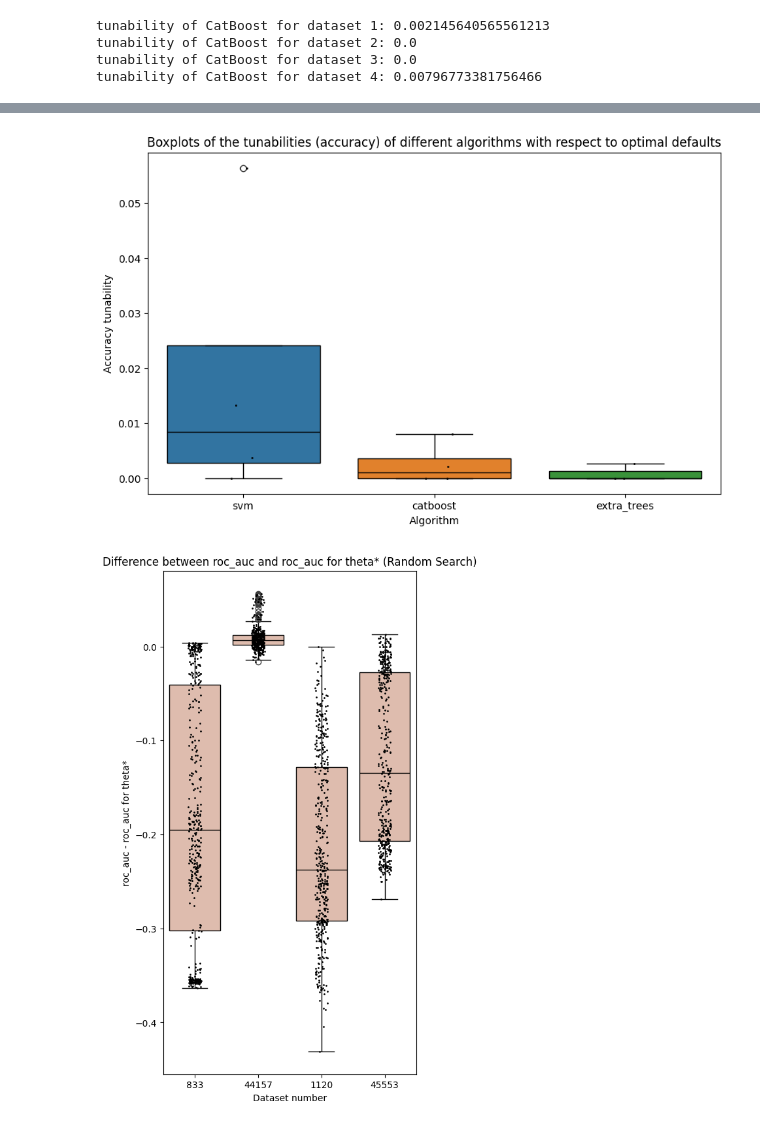
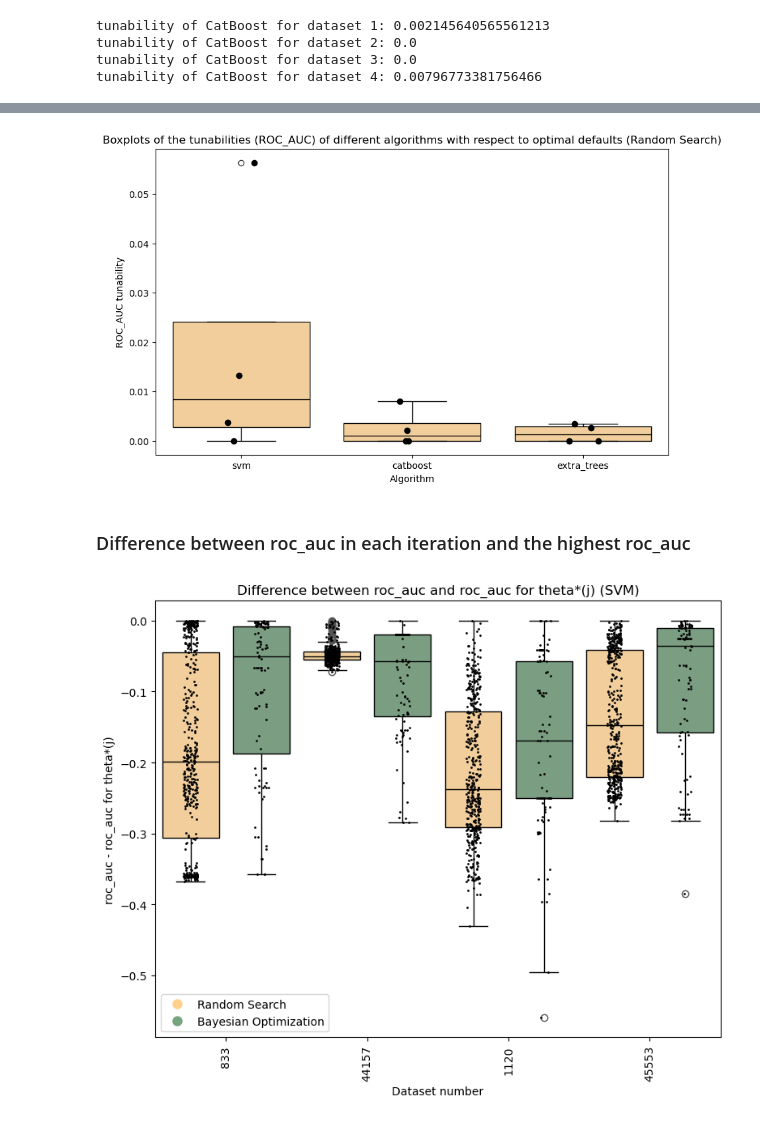
Before and after one commit to kateqwerty001/AutoML-tunability, a Jupyter notebook: LargeParamGrids/AnalysisLargeParamGrid_all.ipynb, the cells around one changed output, grey strips where cells are left out. Saved outputs shown, nothing was run; the diff lists cells and outputs as text; code cells hidden in the pictures.

```diff
--- a/LargeParamGrids/AnalysisLargeParamGrid_all.ipynb
+++ b/LargeParamGrids/AnalysisLargeParamGrid_all.ipynb
@@ -186,9 +252,9 @@ catboost_random = pd.concat([catboost_1_random[['model__iterations','model__lear
 catboost_random['mean_roc_auc_all_4'] = catboost_random[['roc_auc_1', 'roc_auc_2', 'roc_auc_3', 'roc_auc_4']].mean(axis=1)
 catboost = catboost_random.sort_values(by='mean_roc_auc_all_4', ascending=False)
 
-catboost_theta_star = catboost.loc[catboost_random['mean_roc_auc_all_4'].idxmax()]
+catboost_theta_star_random = catboost.loc[catboost_random['mean_roc_auc_all_4'].idxmax()]
 # So the best parameters of catboost for these 4 datasets on average are theta_star
-print(catboost_theta_star)
+print(catboost_theta_star_random)
 # %% [output]
 model__iterations           200.000000
 model__learning_rate          0.132500
@@ -231,10 +299,10 @@ Name: 316, dtype: object
 # overall tunability of SVM per dataset, when theta_star is taken from our parameters grid - SVM
 
 # our R function is -roc_auc so:
-d_1 = -svm_theta_star['roc_auc_1']-(-svm_theta_star_1['roc_auc_1'])
-d_2 = -svm_theta_star['roc_auc_2']-(-svm_theta_star_2['roc_auc_2'])
-d_3 = -svm_theta_star['roc_auc_3']-(-svm_theta_star_3['roc_auc_3'])
-d_4 = -svm_theta_star['roc_auc_4']-(-svm_theta_star_4['roc_auc_4'])
+d_1 = -svm_theta_star_random['roc_auc_1']-(-svm_theta_star_1_random['roc_auc_1'])
+d_2 = -svm_theta_star_random['roc_auc_2']-(-svm_theta_star_2_random['roc_auc_2'])
+d_3 = -svm_theta_star_random['roc_auc_3']-(-svm_theta_star_3_random['roc_auc_3'])
+d_4 = -svm_theta_star_random['roc_auc_4']-(-svm_theta_star_4_random['roc_auc_4'])
 
 print('tunability of SVM for dataset 1:', d_1)
 print('tunability of SVM for dataset 2:', d_2)
@@ -251,10 +319,10 @@ tunability of SVM for dataset 4: 0.013278137716415506
 # overall tunability of catboost per dataset, when theta_star is taken from our parameters grid - CatBoost
 
 # our R function is -roc_auc so:
-d_1 = -catboost_theta_star['roc_auc_1']-(-catboost_theta_star_1['roc_auc_1'])
-d_2 = -catboost_theta_star['roc_auc_2']-(-catboost_theta_star_2['roc_auc_2'])
-d_3 = -catboost_theta_star['roc_auc_3']-(-catboost_theta_star_3['roc_auc_3'])
-d_4 = -catboost_theta_star['roc_auc_4']-(-catboost_theta_star_4['roc_auc_4'])
+d_1 = -catboost_theta_star_random['roc_auc_1']-(-catboost_theta_star_1_random['roc_auc_1'])
+d_2 = -catboost_theta_star_random['roc_auc_2']-(-catboost_theta_star_2_random['roc_auc_2'])
+d_3 = -catboost_theta_star_random['roc_auc_3']-(-catboost_theta_star_3_random['roc_auc_3'])
+d_4 = -catboost_theta_star_random['roc_auc_4']-(-catboost_theta_star_4_random['roc_auc_4'])
 
 print('tunability of CatBoost for dataset 1:', d_1)
 print('tunability of CatBoost for dataset 2:', d_2)
@@ -271,10 +339,10 @@ tunability of CatBoost for dataset 4: 0.00796773381756466
 # overall tunability of ExtraTreesClassifier per dataset, when theta_star is taken from our parameters grid - ExtraTreesClassifier
 
 # our R function is -roc_auc so:
-d_1 = -extra_trees_theta_star['roc_auc_1']-(-extra_trees_theta_star_1['roc_auc_1'])
-d_2 = -extra_trees_theta_star['roc_auc_2']-(-extra_trees_theta_star_2['roc_auc_2'])
-d_3 = -extra_trees_theta_star['roc_auc_3']-(-extra_trees_theta_star_3['roc_auc_3'])
-d_4 = -extra_trees_theta_star['roc_auc_4']-(-extra_trees_theta_star_4['roc_auc_4'])
+d_1 = -extra_trees_theta_star_random['roc_auc_1']-(-extra_trees_theta_star_1_random['roc_auc_1'])
+d_2 = -extra_trees_theta_star_random['roc_auc_2']-(-extra_trees_theta_star_2_random['roc_auc_2'])
+d_3 = -extra_trees_theta_star_random['roc_auc_3']-(-extra_trees_theta_star_3_random['roc_auc_3'])
+d_4 = -extra_trees_theta_star_random['roc_auc_4']-(-extra_trees_theta_star_4_random['roc_auc_4'])
 
 print('tunability of ExtraTreesClassifier for dataset 1:', d_1)
 print('tunability of ExtraTreesClassifier for dataset 2:', d_2)
@@ -373,39 +441,56 @@ svm_tunability_random_search + ExtraTreesClassifier_tunability_random_search + c
 # %%
 # Boxplot for all algorithms
 data_for_plot_all = pd.DataFrame()
 
 data_for_plot_all['svm']=svm_tunability_random_search
 data_for_plot_all['catboost']=catboost_tunability_random_search
 data_for_plot_all['extra_trees']=ExtraTreesClassifier_tunability_random_search
 
 
 plt.figure(figsize=(10, 6))
-sns.boxplot(data=data_for_plot_all, boxprops=dict(edgecolor='black'), whiskerprops=dict(color='black'), capprops=dict(color='black'), medianprops=dict(color='black'))
-sns.stripplot(data=data_for_plot_all, jitter=True, color="black", size=2, edgecolor='black')
+sns.boxplot(data=data_for_plot_all, boxprops=dict(edgecolor='black'), whiskerprops=dict(color='black'), capprops=dict(color='black'), medianprops=dict(color='black'), color = '#FFD18E')
+sns.stripplot(data=data_for_plot_all, jitter=True, color="black", size=7, edgecolor='black')
 plt.xlabel("Algorithm")
-plt.ylabel("Accuracy tunability")
-plt.title("Boxplots of the tunabilities (accuracy) of different algorithms with respect to optimal defaults")
+plt.ylabel("ROC_AUC tunability")
+plt.title("Boxplots of the tunabilities (ROC_AUC) of different algorithms with respect to optimal defaults (Random Search)")
 
 plt.show()
 # %% [output]
-[figure, old version]
+[figure, new version]
+# %% [markdown]
+### Difference between roc_auc in each iteration and the highest roc_auc
 # %%
-# roc_auc_minus_roc_auc_for_best_theta_on_average for each dataset - SVM
+#SVM
 data_for_plot = pd.DataFrame()
-data_for_plot['833']=svm_1_random['roc_auc_1']-svm_theta_star['roc_auc_1']
-data_for_plot['44157']=svm_2_random['roc_auc_2']-svm_theta_star['roc_auc_2']
-data_for_plot['1120']=svm_3_random['roc_auc_3']-svm_theta_star['roc_auc_3']
-data_for_plot['45553']=svm_4_random['roc_auc_4']-svm_theta_star['roc_auc_4']
+data_for_plot['random_833'] = svm_1_random['roc_auc_1'] - svm_theta_star_1_random['roc_auc_1']
+data_for_plot['bayes_833'] = svm_1_bayes['roc_auc_1'] - svm_theta_star_1_bayes['roc_auc_1']
 
-# BoxPlot x Jitter Strips of Difference between roc_auc and roc_auc for theta* (Random Search) for each dataset
-plt.figure(figsize=(5, 10))
+data_for_plot['random_44157'] = svm_2_random['roc_auc_2'] - svm_theta_star_2_random['roc_auc_2']
+data_for_plot['bayes_44157'] = svm_2_bayes['roc_auc_2'] - svm_theta_star_2_bayes['roc_auc_2']
 
-sns.boxplot(data=data_for_plot, color="#E6B9A6", boxprops=dict(edgecolor='black'), whiskerprops=dict(color='black'), capprops=dict(color='black'), medianprops=dict(color='black'))
+data_for_plot['random_1120'] = svm_3_random['roc_auc_3'] - svm_theta_star_3_random['roc_auc_3']
+data_for_plot['bayes_1120'] = svm_3_bayes['roc_auc_3'] - svm_theta_star_3_bayes['roc_auc_3']
+
+data_for_plot['random_45553'] = svm_4_random['roc_auc_4'] - svm_theta_star_4_random['roc_auc_4']
+data_for_plot['bayes_45553'] = svm_4_bayes['roc_auc_4'] - svm_theta_star_4_bayes['roc_auc_4']
+
+
+colors = ['#FFD18E', '#75A47F', '#FFD18E', '#75A47F', '#FFD18E', '#75A47F', '#FFD18E', '#75A47F']
+
+plt.figure(figsize=(9, 7))
+sns.boxplot(data=data_for_plot, palette=colors, boxprops=dict(edgecolor='black'), whiskerprops=dict(color='black'), capprops=dict(color='black'), medianprops=dict(color='black'))
 sns.stripplot(data=data_for_plot, jitter=True, color="black", size=2, edgecolor='black')
-plt.title('Difference between roc_auc and roc_auc for theta* (Random Search)')
-plt.ylabel('roc_auc - roc_auc for theta*')
-plt.xlabel('Dataset number')
+
+plt.title('Difference between roc_auc and roc_auc for theta*(j) (SVM)')
+plt.ylabel('roc_auc - roc_auc for theta*(j)')
+plt.xlabel('Dataset number', rotation=0)
+plt.xticks(rotation=90, ticks=[0.5, 2.5, 4.5, 6.5], labels=['833', '44157', '1120', '45553'])
+
+legend_handles = [Line2D([0], [0], marker='o', color='w', markerfacecolor='#FFD18E', markersize=10, label='Random Search'),
+                Line2D([0], [0], marker='o', color='w', markerfacecolor='#75A47F', markersize=10, label='Bayesian Optimization')]
+
+plt.legend(handles=legend_handles)
 plt.show()
 # %% [output]
-[figure, old version]
+[figure, new version]
 # %%
```
Also changed, not shown: parts of 43 cells of this notebook.
